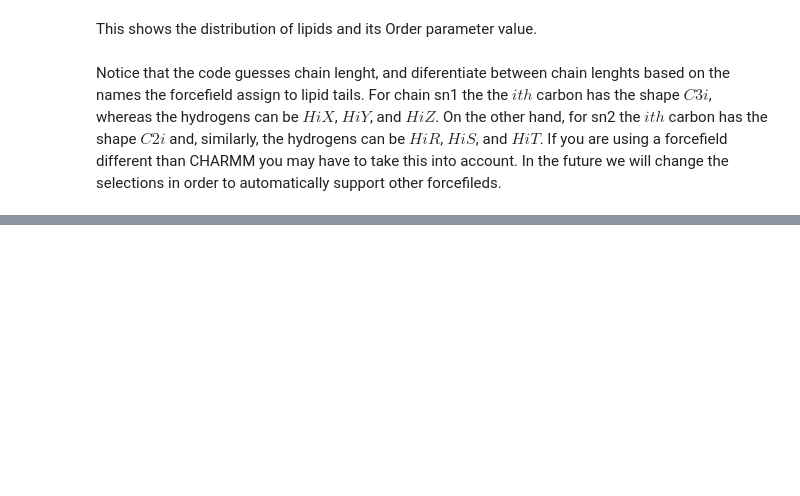
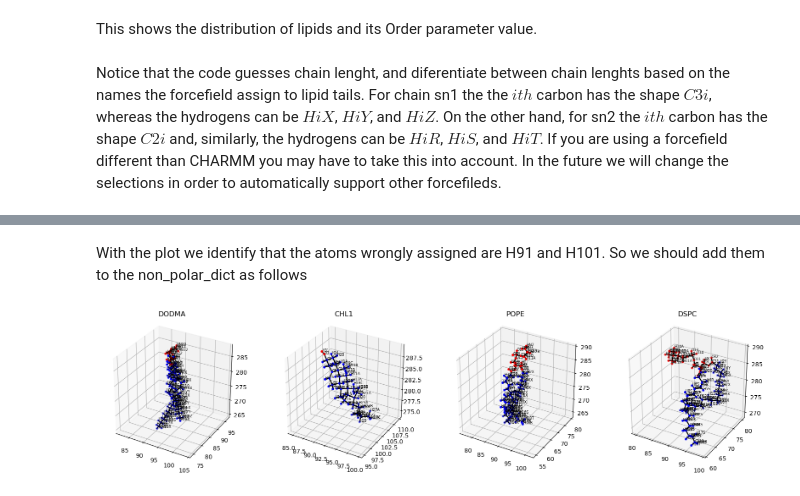
Before and after one commit to pyF4all/2DanalysisTutorials, a Jupyter notebook: Memb2D/User_guide.ipynb, the cells around one changed output, grey strips where cells are left out. Cells and saved outputs as stored; diff of their text form; code cells hidden in the pictures; blank space fills up the shorter version.

```diff
--- a/Memb2D/User_guide.ipynb
+++ b/Memb2D/User_guide.ipynb
@@ -464,0 +490,11 @@ Notice that the code guesses chain lenght, and diferentiate between chain lenght
+# %% [markdown]
+With the plot we identify that the atoms wrongly assigned are H91 and H101. So we should add them to the non_polar_dict as follows
+# %%
+membrane.non_polar_dict["POPE"].append("H101")
+membrane.non_polar_dict["POPE"].append("H91")
+
+# Replot the polarity
+
+membrane.visualize_polarity()
+# %% [output]
+[figure, added]
```
Also changed, not shown: parts of 18 cells of this notebook.
